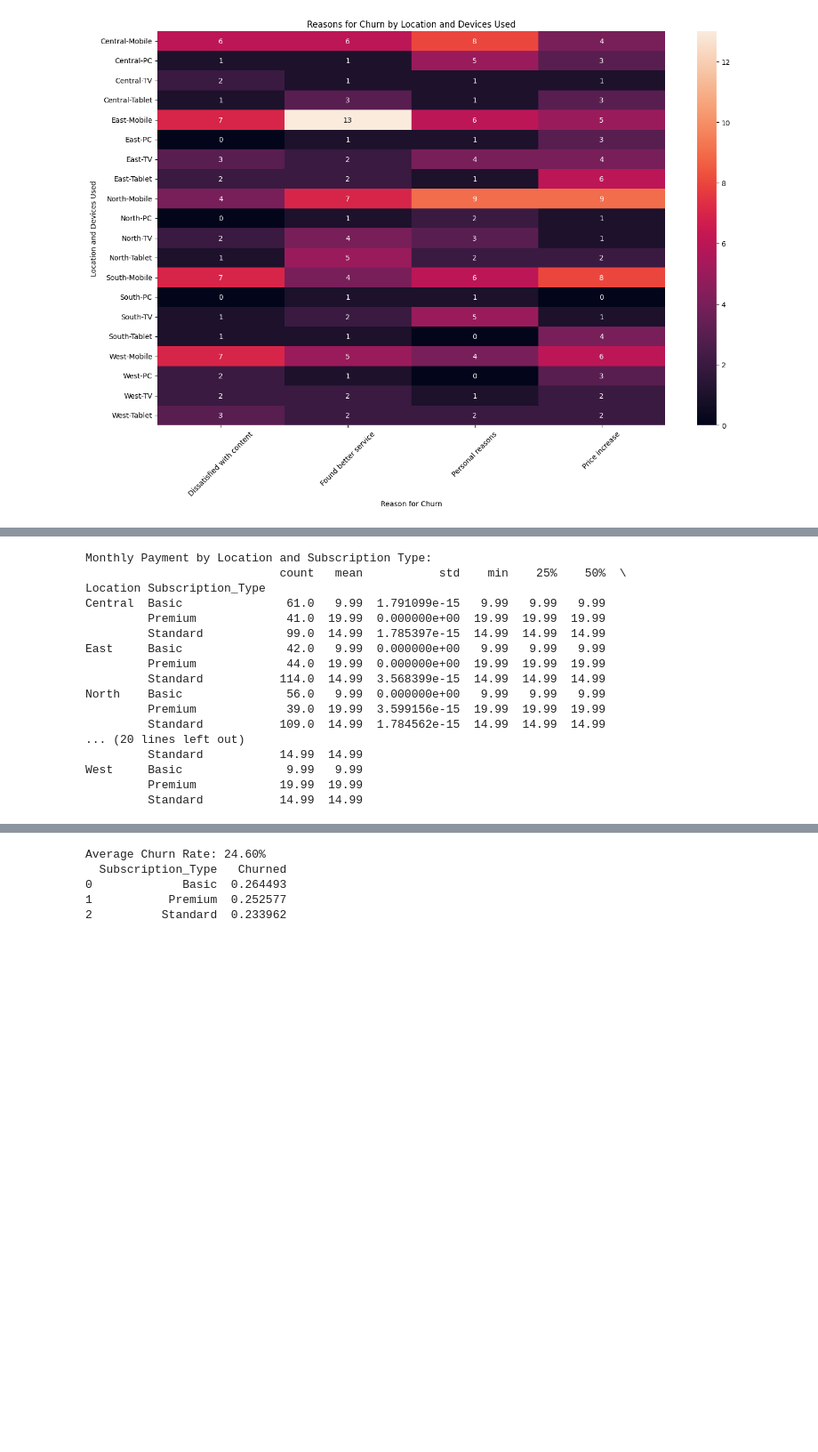
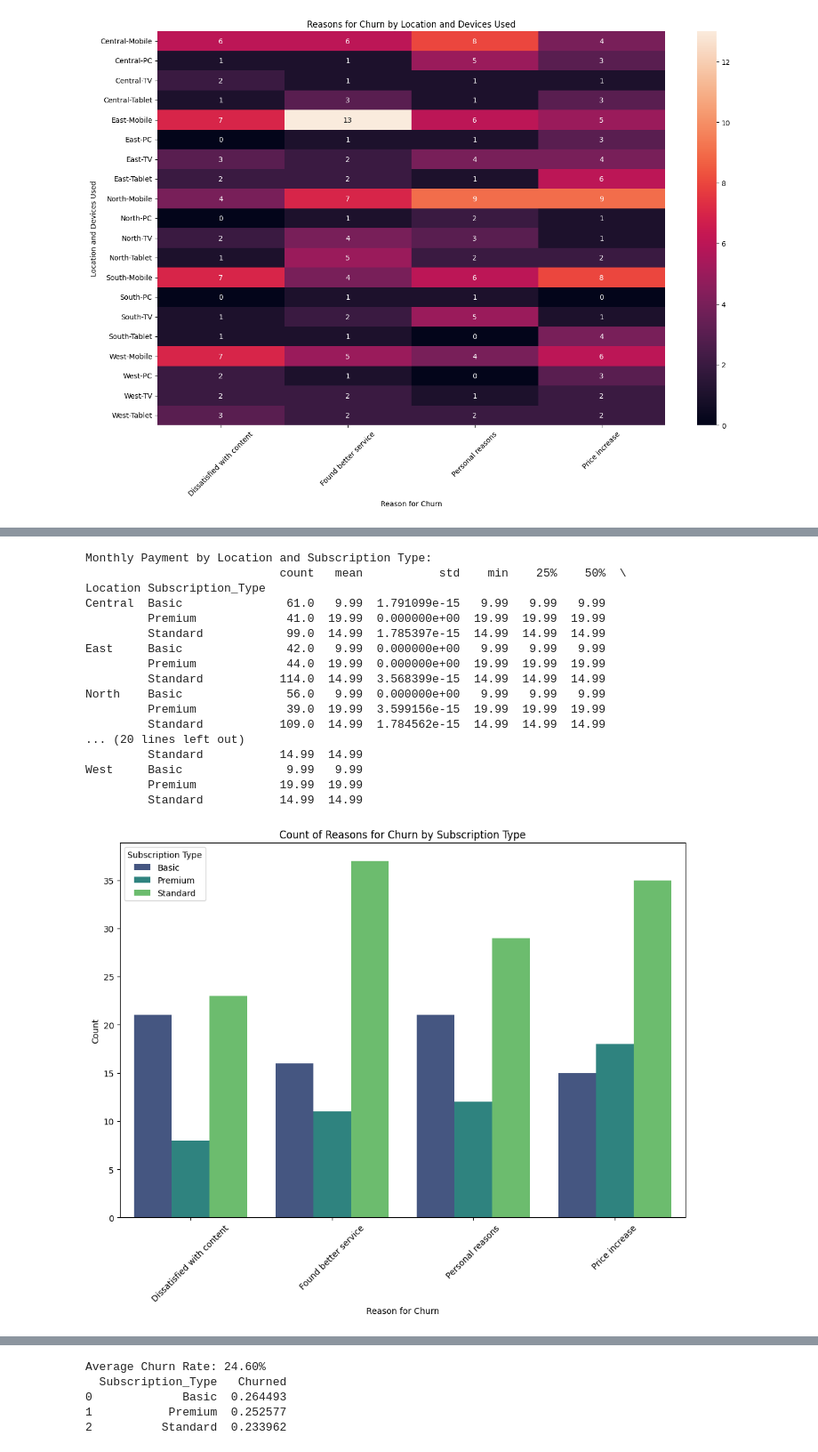
Before and after one commit to SherryQyy/MBAN6300, a Jupyter notebook: MBAN6300_Assignment1.ipynb, the cells around one changed output, grey strips where cells are left out. Shown at 89% size. Saved outputs shown, nothing was run; the diff lists cells and outputs as text; code cells hidden in the pictures; blank space fills up the shorter version.

```diff
--- a/MBAN6300_Assignment1.ipynb
+++ b/MBAN6300_Assignment1.ipynb
@@ -230,25 +280,38 @@ West     Mobile                     4.0             6.0
 # %%
-# Calculate the descriptive statistics for monthly payment by location and subscription type
+# Calculate for monthly payment by location and subscription type
 payment_stats = df.groupby(['Location', 'Subscription_Type'])['Monthly_Payment'].describe()
 
 # Print out the results
 print("Monthly Payment by Location and Subscription Type:")
 print(payment_stats)
+# Group by Reason_for_Churn and Subscription_Type and calculate the count
+reason_subscription_count = df.groupby(['Reason_for_Churn', 'Subscription_Type']).size().reset_index(name='Count')
+
+# Plot the grouped data
+plt.figure(figsize=(12, 8))
+sns.barplot(data=reason_subscription_count, x='Reason_for_Churn', y='Count', hue='Subscription_Type', palette='viridis')
+plt.title('Count of Reasons for Churn by Subscription Type')
+plt.xlabel('Reason for Churn')
+plt.ylabel('Count')
+plt.legend(title='Subscription Type')
+plt.xticks(rotation=45)
+plt.show()
 # %% [output]
 Monthly Payment by Location and Subscription Type:
                             count   mean           std    min    25%    50%  \
 Location Subscription_Type
 Central  Basic               61.0   9.99  1.791099e-15   9.99   9.99   9.99
          Premium             41.0  19.99  0.000000e+00  19.99  19.99  19.99
          Standard            99.0  14.99  1.785397e-15  14.99  14.99  14.99
 East     Basic               42.0   9.99  0.000000e+00   9.99   9.99   9.99
          Premium             44.0  19.99  0.000000e+00  19.99  19.99  19.99
          Standard           114.0  14.99  3.568399e-15  14.99  14.99  14.99
 North    Basic               56.0   9.99  0.000000e+00   9.99   9.99   9.99
          Premium             39.0  19.99  3.599156e-15  19.99  19.99  19.99
          Standard           109.0  14.99  1.784562e-15  14.99  14.99  14.99
 ... (20 lines left out)
          Standard           14.99  14.99
 West     Basic               9.99   9.99
          Premium            19.99  19.99
          Standard           14.99  14.99
+[figure, added]
```
Also changed, not shown: parts of 28 cells of this notebook.
